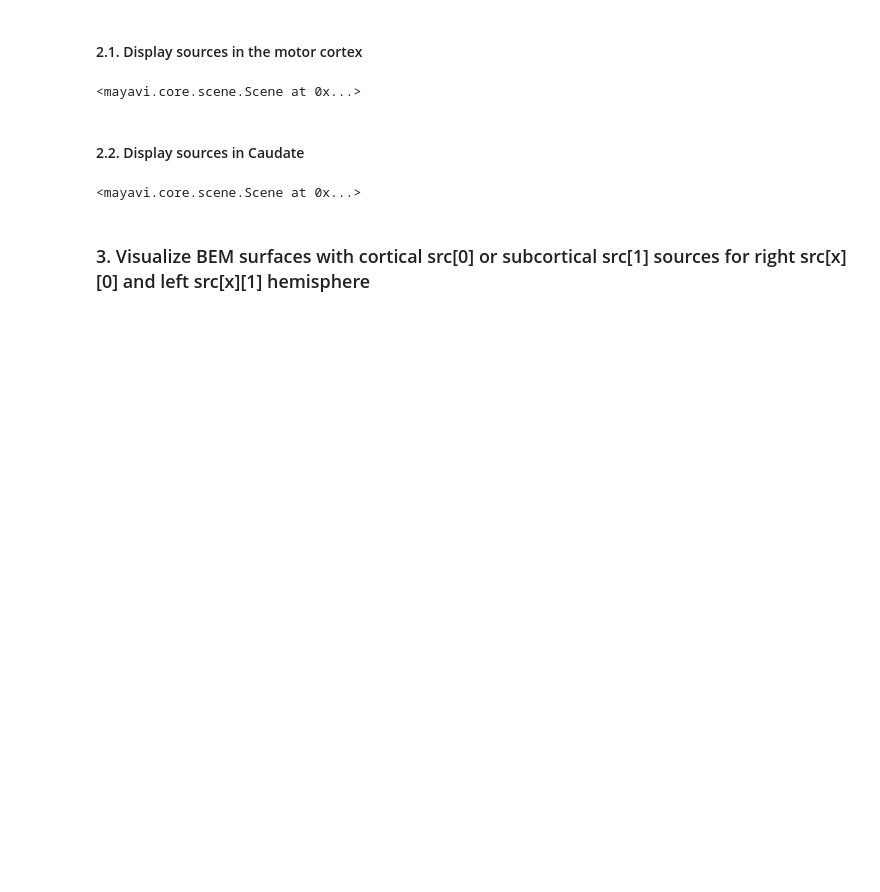
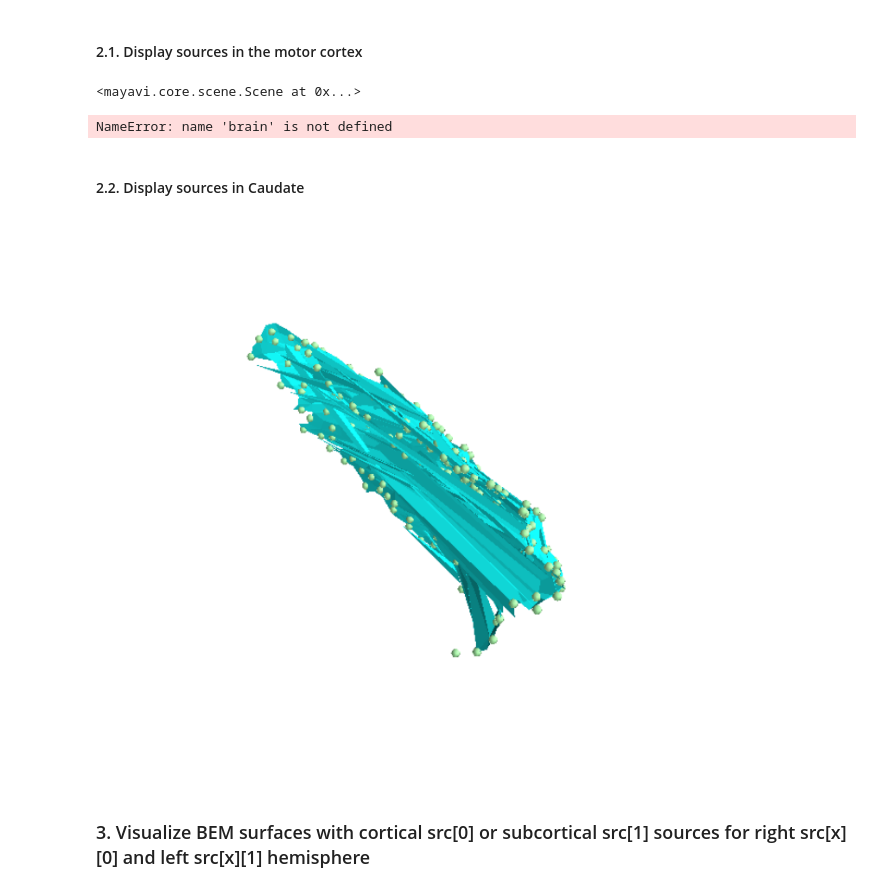
Before and after one commit to ste1ps/bv2mne, a Jupyter notebook: test_visualization.ipynb, the cells around one changed output. Cells and saved outputs as stored; diff of their text form; code cells hidden in the pictures; blank space fills up the shorter version.

Commit message:
Solved problems with Insula

```diff
--- a/test_visualization.ipynb
+++ b/test_visualization.ipynb
@@ -30,18 +33,23 @@ fname_raw = subjects_dir + subject + '/raw/1/' + subject + '_raw.fif'
 brain.show_sources(src[0], hemi='lh', lobe=['Frontal'], name=['Mdl'], sphere_color=(0.7, 0.7, 0.7), opacity=1)
 # %% [output]
 <mayavi.core.scene.Scene at 0x...>
+# %%
+brain
+# %% [output]
+NameError: name 'brain' is not defined
 # %% [markdown]
 #### 2.2. Display sources in Caudate
 # %%
 #
 #  brain.show()
 # To show the left frontal areas (problem in insula)
 # brain.show_sources(src[0], hemi='lh', lobe=['Frontal'], sphere_color=(0.7, 0.7, 0.7))
 # brain.show(hemi='lh', lobe=['Frontal'])
 
-brain.show(hemi='lh', lobe=['Frontal'], name=['Insula'])
+brain.show_sources(src[0], hemi='lh', lobe=['Frontal'], name=['Insula'], opacity=1)
+imayavi_show_inline()
 # %% [output]
-<mayavi.core.scene.Scene at 0x...>
+[figure, added]
 # %% [markdown]
 ### 3. Visualize BEM surfaces with cortical src[0] or subcortical src[1] sources for right src[x][0] and left src[x][1] hemisphere
 # %%
```
Also changed, not shown: parts of 1 cell of this notebook, 5 other files.
